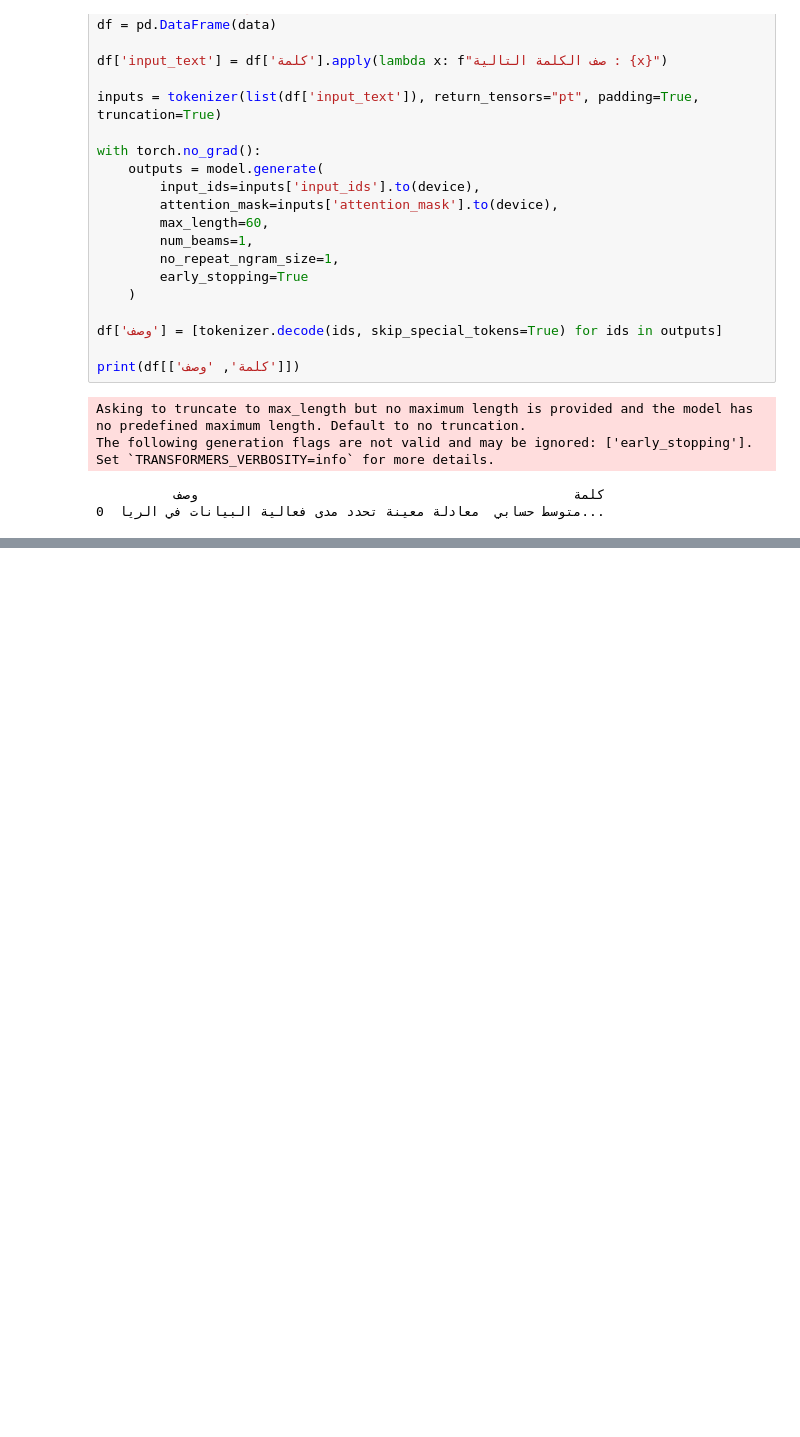
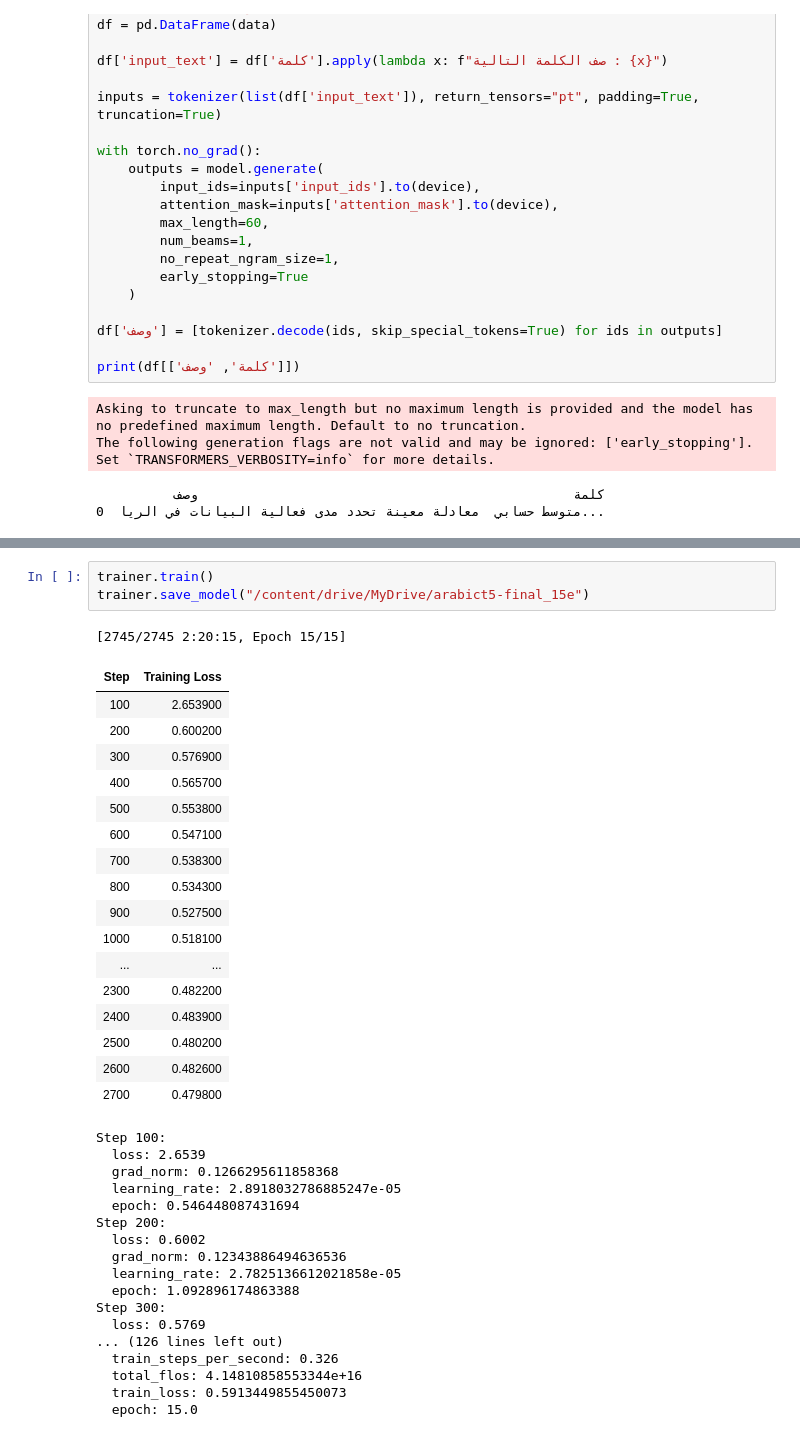
Before and after one commit to angiegh2002/learning_language_game, a Jupyter notebook: language_model.ipynb, the cells around one changed output, grey strips where cells are left out. Drawn from its saved outputs; the diff is of its cells as text; blank space fills up the shorter version.

```diff
--- a/language_model.ipynb
+++ b/language_model.ipynb
@@ -800,0 +745,39 @@ optimizer = Adafactor(
+# %%
+trainer.train()
+trainer.save_model("/content/drive/MyDrive/arabict5-final_15e")
+# %% [output]
+[2745/2745 2:20:15, Epoch 15/15]
+| Step | Training Loss |
+| 100 | 2.653900 |
+| 200 | 0.600200 |
+| 300 | 0.576900 |
+| 400 | 0.565700 |
+| 500 | 0.553800 |
+| 600 | 0.547100 |
+| 700 | 0.538300 |
+| 800 | 0.534300 |
+| 900 | 0.527500 |
+| 1000 | 0.518100 |
+| ... | ... |
+| 2300 | 0.482200 |
+| 2400 | 0.483900 |
+| 2500 | 0.480200 |
+| 2600 | 0.482600 |
+| 2700 | 0.479800 |
+Step 100:
+  loss: 2.6539
+  grad_norm: 0.1266295611858368
+  learning_rate: 2.8918032786885247e-05
+  epoch: 0.546448087431694
+Step 200:
+  loss: 0.6002
+  grad_norm: 0.12343886494636536
+  learning_rate: 2.7825136612021858e-05
+  epoch: 1.092896174863388
+Step 300:
+  loss: 0.5769
+... (126 lines left out)
+  train_steps_per_second: 0.326
+  total_flos: 4.14810858553344e+16
+  train_loss: 0.5913449855450073
+  epoch: 15.0
```
Also changed, not shown: parts of 9 cells of this notebook.
